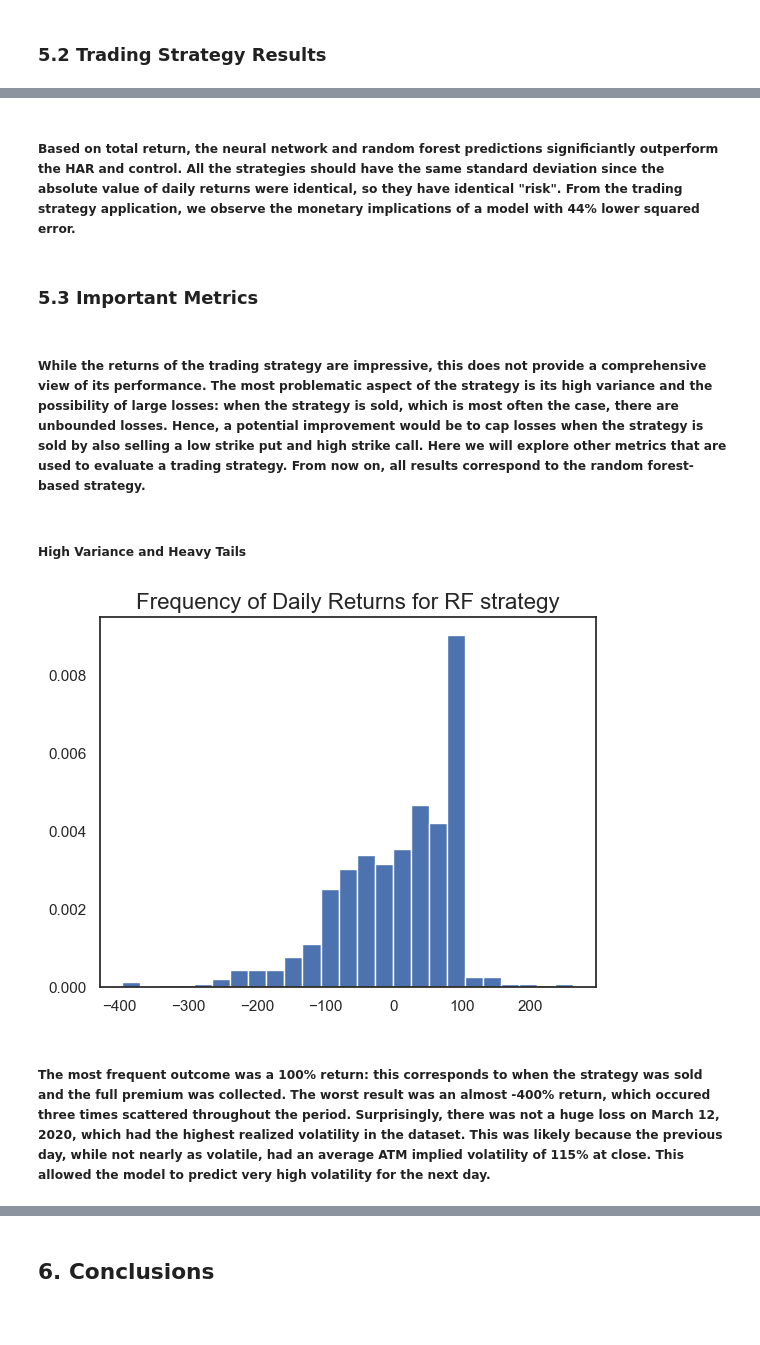
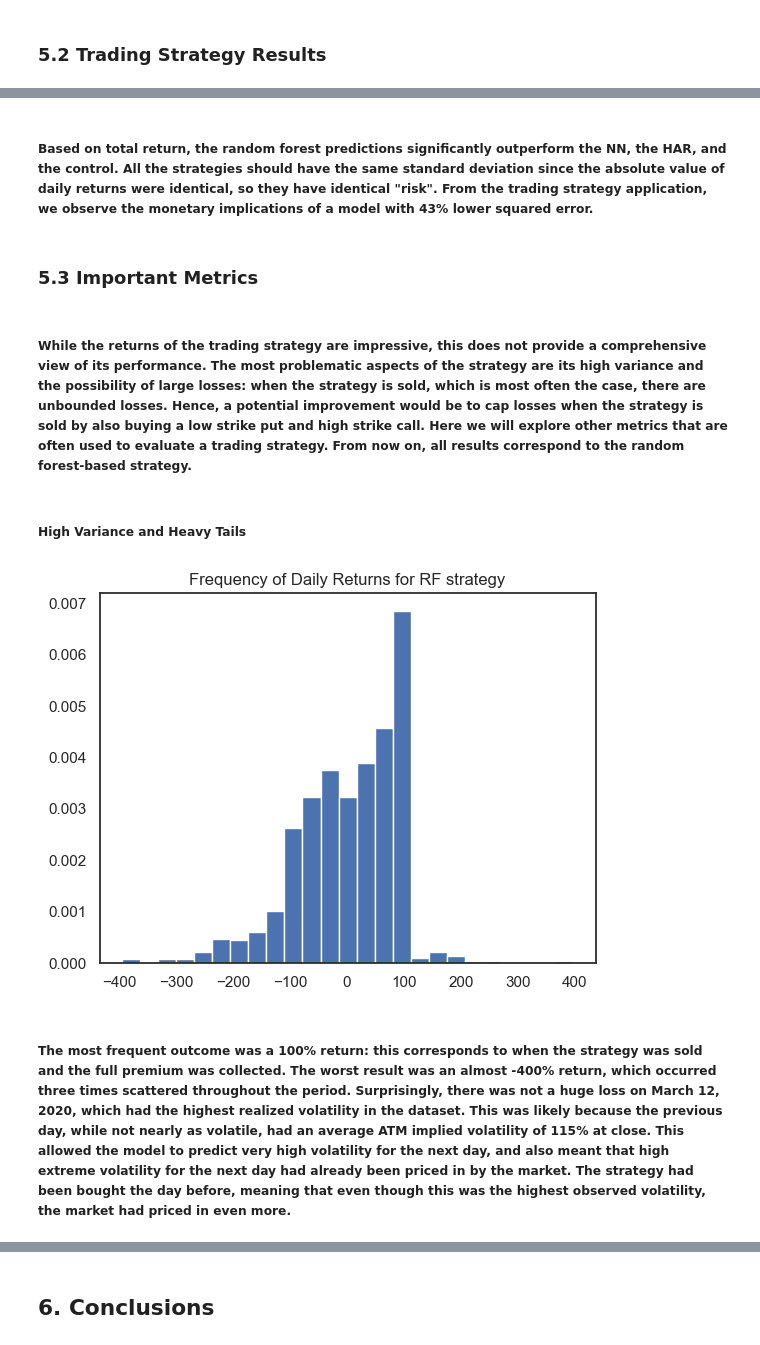
Before and after one commit to bwolfe0/VolForecasting_RandomForests, a Jupyter notebook: Report.ipynb, the cells around one changed output, grey strips where cells are left out. Cells and saved outputs as stored; diff of their text form; code cells hidden in the pictures.

```diff
--- a/Report.ipynb
+++ b/Report.ipynb
@@ -497,19 +559,19 @@ pd.DataFrame([strategy_metrics_HAR, strategy_metrics_nn, strategy_metrics_rf, st
 # %% [markdown]
-##### Based on total return, the neural network and random forest predictions significiantly outperform the HAR and control. All the strategies should have the same standard deviation since the absolute value of daily returns were identical, so they have identical "risk". From the trading strategy application, we observe the monetary implications of a model with 44% lower squared error.
+##### Based on total return, the random forest predictions significantly outperform the NN, the HAR, and the control. All the strategies should have the same standard deviation since the absolute value of daily returns were identical, so they have identical "risk". From the trading strategy application, we observe the monetary implications of a model with 43% lower squared error.
 # %% [markdown]
 ### **5.3 Important Metrics**
 # %% [markdown]
-##### While the returns of the trading strategy are impressive, this does not provide a comprehensive view of its performance. The most problematic aspect of the strategy is its high variance and the possibility of large losses: when the strategy is sold, which is most often the case, there are unbounded losses. Hence, a potential improvement would be to cap losses when the strategy is sold by also selling a low strike put and high strike call. Here we will explore other metrics that are used to evaluate a trading strategy. From now on, all results correspond to the random forest-based strategy.
+##### While the returns of the trading strategy are impressive, this does not provide a comprehensive view of its performance. The most problematic aspects of the strategy are its high variance and the possibility of large losses: when the strategy is sold, which is most often the case, there are unbounded losses. Hence, a potential improvement would be to cap losses when the strategy is sold by also buying a low strike put and high strike call. Here we will explore other metrics that are often used to evaluate a trading strategy. From now on, all results correspond to the random forest-based strategy.
 # %% [markdown]
 ##### **High Variance and Heavy Tails**
 # %%
 plt.hist([r['Return'] for r in strategy_result_RF], bins=25, density=True)
-plt.title('Frequency of Daily Returns for RF strategy', fontsize=16)
+plt.title('Frequency of Daily Returns for RF strategy',)
 plt.show()
 # %% [output]
-[figure, old version]
+[figure, new version]
 # %% [markdown]
-##### The most frequent outcome was a 100% return: this corresponds to when the strategy was sold and the full premium was collected. The worst result was an almost -400% return, which occured three times scattered throughout the period. Surprisingly, there was not a huge loss on March 12, 2020, which had the highest realized volatility in the dataset. This was likely because the previous day, while not nearly as volatile, had an average ATM implied volatility of 115% at close. This allowed the model to predict very high volatility for the next day.
+##### The most frequent outcome was a 100% return: this corresponds to when the strategy was sold and the full premium was collected. The worst result was an almost -400% return, which occurred three times scattered throughout the period. Surprisingly, there was not a huge loss on March 12, 2020, which had the highest realized volatility in the dataset. This was likely because the previous day, while not nearly as volatile, had an average ATM implied volatility of 115% at close. This allowed the model to predict very high volatility for the next day, and also meant that high extreme volatility for the next day had already been priced in by the market. The strategy had been bought the day before, meaning that even though this was the highest observed volatility, the market had priced in even more.
 # %% [markdown]
 ##### **Sortino Ratio**
 
```
Also changed, not shown: parts of 62 cells of this notebook.
